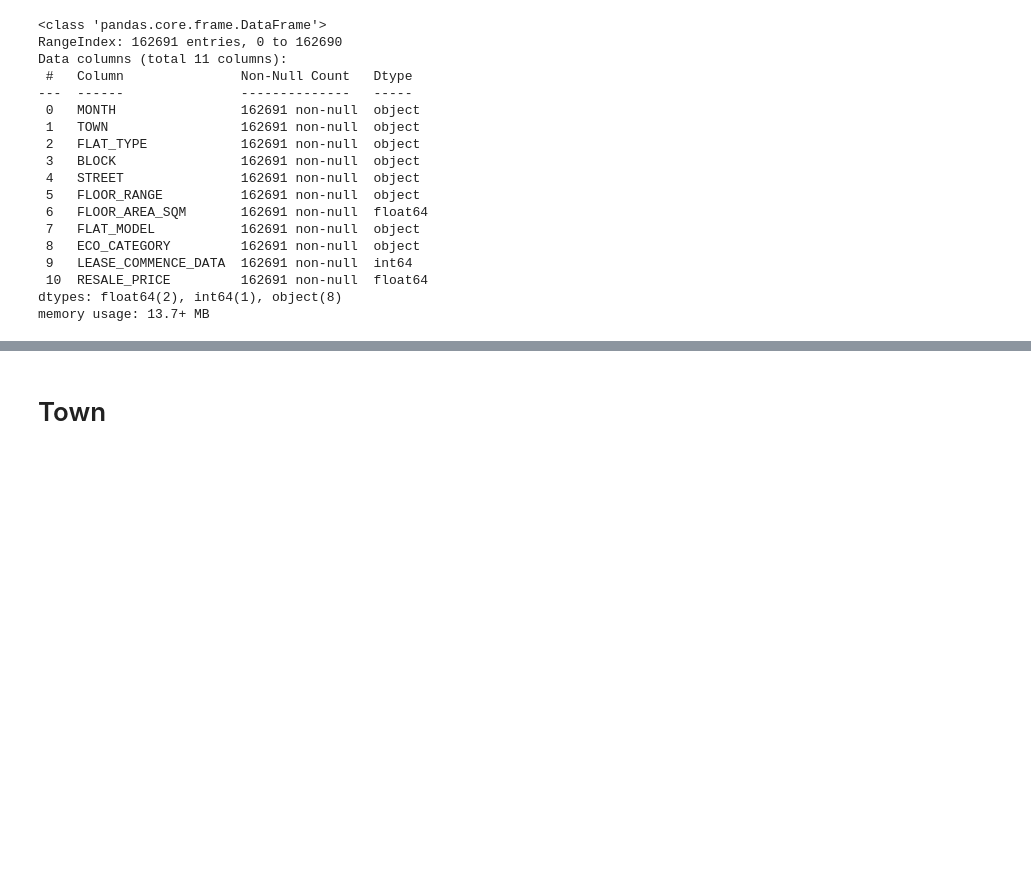
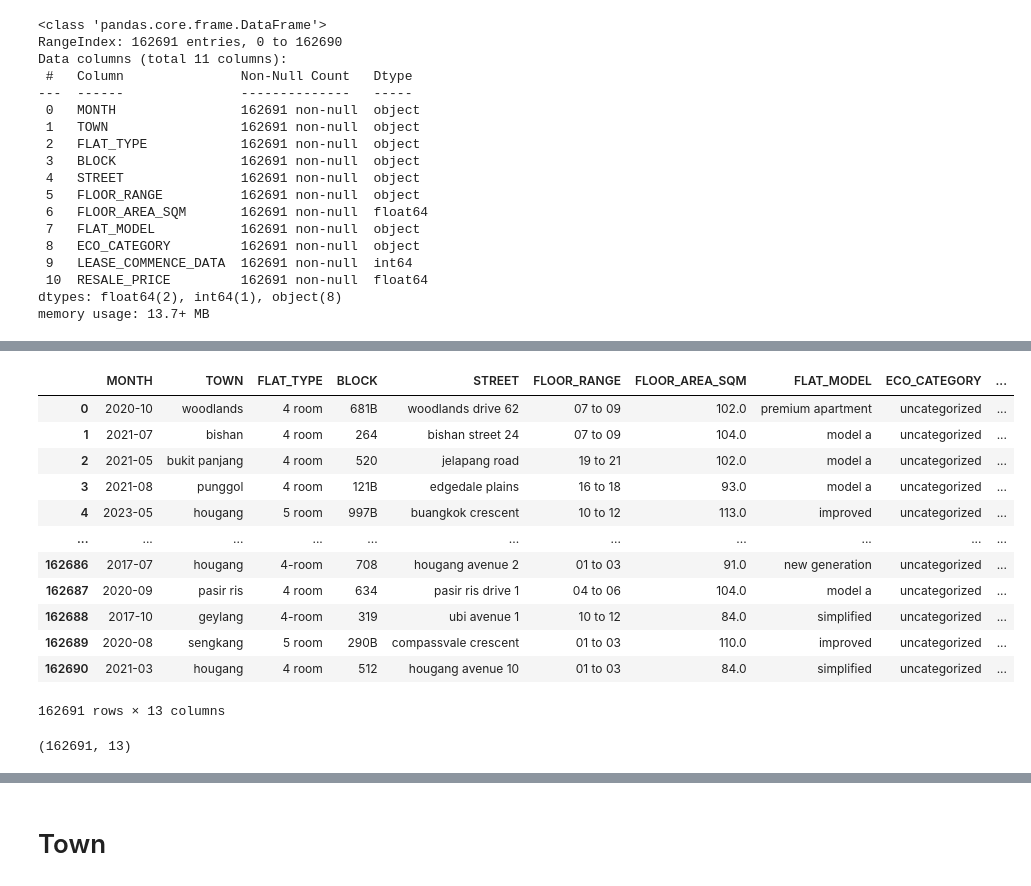
Before and after one commit to esteramine/cs5228_project, a Jupyter notebook: code/eda.ipynb, the cells around one changed output, grey strips where cells are left out. Cells and saved outputs as stored; diff of their text form; code cells hidden in the pictures; blank space fills up the shorter version.

```diff
--- a/code/eda.ipynb
+++ b/code/eda.ipynb
@@ -49,0 +56,3 @@ memory usage: 13.7+ MB
+# %%
+hdb_detail = pd.read_csv("../data/auxiliary-data/sg-hdb-block-details.csv")
+hdb_detail.value_counts(['TOWN','BLOCK','ADDRESS'])
@@ -49,0 +98,2 @@ memory usage: 13.7+ MB
+# %%
+hdb_renamed = hdb_detail.rename(columns={'ADDRESS':'STREET'})
@@ -49,0 +109,2 @@ memory usage: 13.7+ MB
+# %%
+df_dirty['STREET'] = df_dirty['STREET'].str.strip().str.lower()
@@ -49,0 +126,27 @@ memory usage: 13.7+ MB
+# %%
+# add latitude and longtitude
+df_dirty = df_dirty.merge(
+    hdb_renamed[['TOWN','BLOCK','STREET','LATITUDE','LONGITUDE']],
+    on=['TOWN','BLOCK','STREET'],
+    how='left'
+)
+# %%
+df_dirty
+# %% [output]
+|  | MONTH | TOWN | FLAT_TYPE | BLOCK | STREET | FLOOR_RANGE | FLOOR_AREA_SQM | FLAT_MODEL | ECO_CATEGORY | ... |
+| 0 | 2020-10 | woodlands | 4 room | 681B | woodlands drive 62 | 07 to 09 | 102.0 | premium apartment | uncategorized | ... |
+| 1 | 2021-07 | bishan | 4 room | 264 | bishan street 24 | 07 to 09 | 104.0 | model a | uncategorized | ... |
+| 2 | 2021-05 | bukit panjang | 4 room | 520 | jelapang road | 19 to 21 | 102.0 | model a | uncategorized | ... |
+| 3 | 2021-08 | punggol | 4 room | 121B | edgedale plains | 16 to 18 | 93.0 | model a | uncategorized | ... |
+| 4 | 2023-05 | hougang | 5 room | 997B | buangkok crescent | 10 to 12 | 113.0 | improved | uncategorized | ... |
+| ... | ... | ... | ... | ... | ... | ... | ... | ... | ... | ... |
+| 162686 | 2017-07 | hougang | 4-room | 708 | hougang avenue 2 | 01 to 03 | 91.0 | new generation | uncategorized | ... |
+| 162687 | 2020-09 | pasir ris | 4 room | 634 | pasir ris drive 1 | 04 to 06 | 104.0 | model a | uncategorized | ... |
+| 162688 | 2017-10 | geylang | 4-room | 319 | ubi avenue 1 | 10 to 12 | 84.0 | simplified | uncategorized | ... |
+| 162689 | 2020-08 | sengkang | 5 room | 290B | compassvale crescent | 01 to 03 | 110.0 | improved | uncategorized | ... |
+| 162690 | 2021-03 | hougang | 4 room | 512 | hougang avenue 10 | 01 to 03 | 84.0 | simplified | uncategorized | ... |
+162691 rows × 13 columns
+# %%
+df_dirty.shape
+# %% [output]
+(162691, 13)
```
Also changed, not shown: parts of 20 cells of this notebook, 1 other file.
